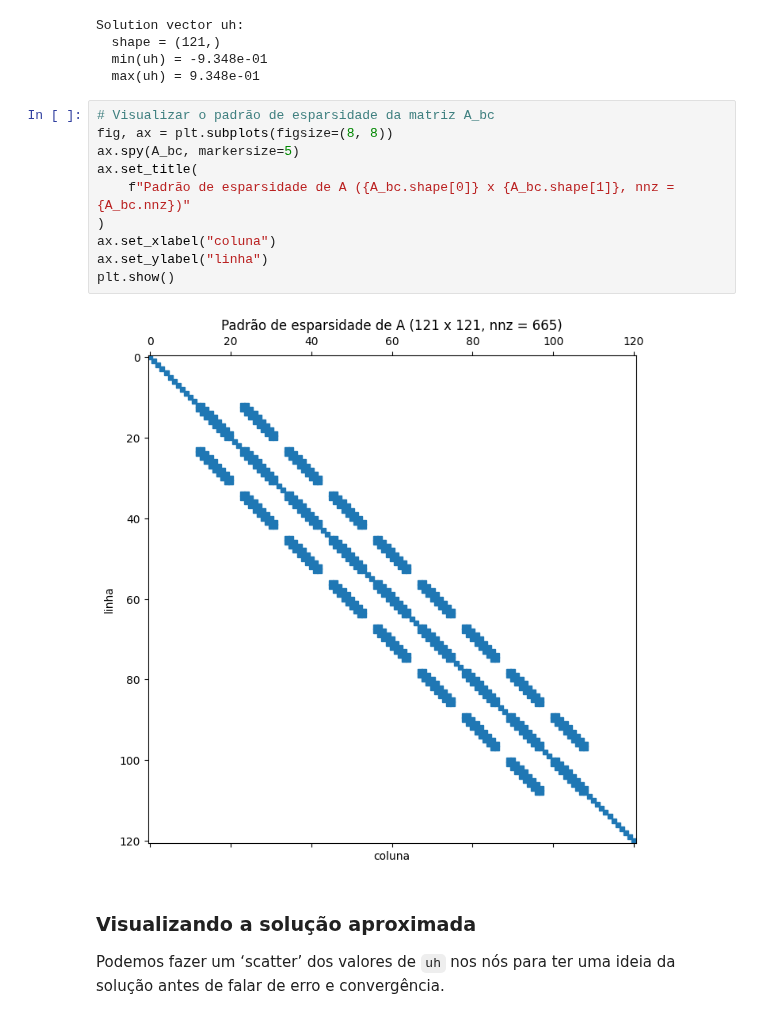
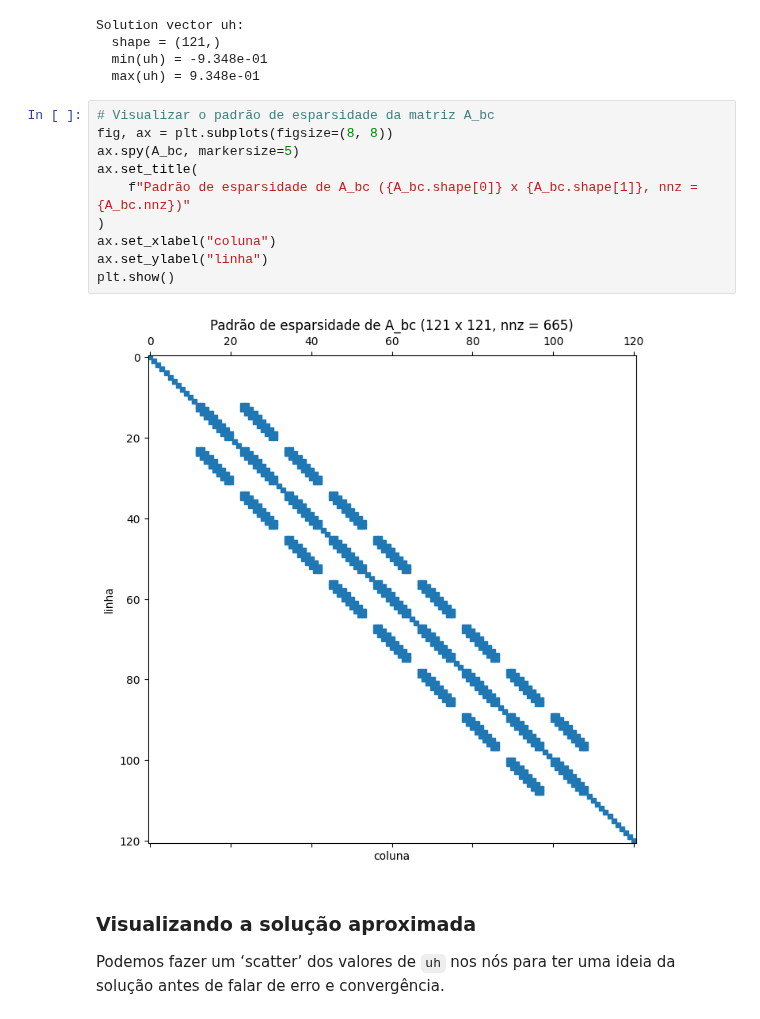
Before and after one commit to lncc-ga033/fempack, a Jupyter notebook: notebooks/Intro_fempack_Q1_workflow.ipynb, the cells around one changed output. Drawn from its saved outputs; the diff is of its cells as text.

```diff
--- a/notebooks/Intro_fempack_Q1_workflow.ipynb
+++ b/notebooks/Intro_fempack_Q1_workflow.ipynb
@@ -201,15 +201,15 @@ Solution vector uh:
 # %%
 # Visualizar o padrão de esparsidade da matriz A_bc
 fig, ax = plt.subplots(figsize=(8, 8))
 ax.spy(A_bc, markersize=5)
 ax.set_title(
-    f"Padrão de esparsidade de A ({A_bc.shape[0]} x {A_bc.shape[1]}, nnz = {A_bc.nnz})"
+    f"Padrão de esparsidade de A_bc ({A_bc.shape[0]} x {A_bc.shape[1]}, nnz = {A_bc.nnz})"
 )
 ax.set_xlabel("coluna")
 ax.set_ylabel("linha")
 plt.show()
 # %% [output]
-[figure, old version]
+[figure, new version]
 # %% [markdown]
 ### Visualizando a solução aproximada
 
```
Also changed, not shown: 47 other files.
